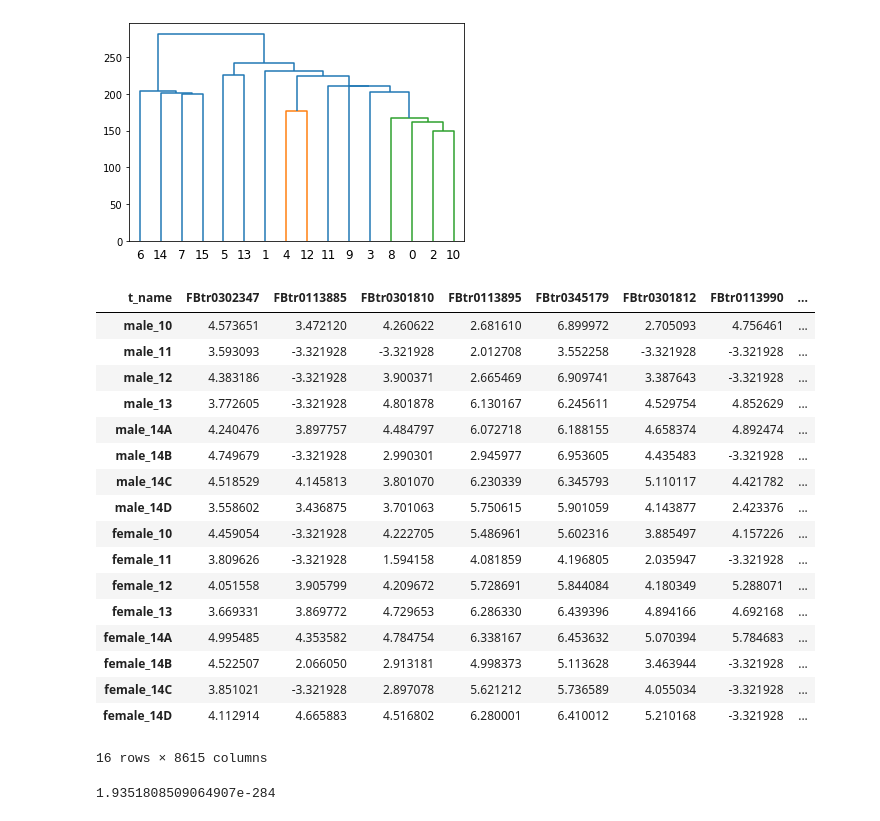
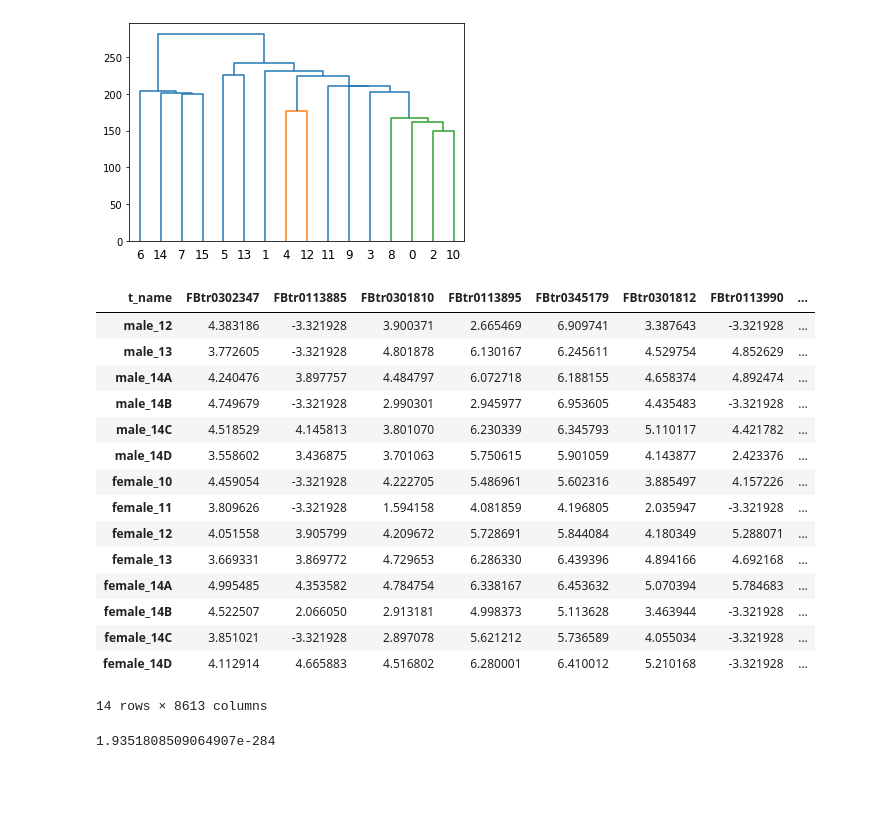
Before and after one commit to Hkhaira1/qbb2021-answers, a Jupyter notebook: week9/Gene_expression.ipynb, the cells around one changed output. Drawn from its saved outputs; the diff is of its cells as text; code cells hidden in the pictures; blank space fills up the shorter version.

```diff
--- a/week9/Gene_expression.ipynb
+++ b/week9/Gene_expression.ipynb
@@ -197,15 +197,15 @@ import statsmodels.api as sm
 import statsmodels.formula.api as smf
 # %%
 transform2 = transform.T
-transform2['stage'] = [10, 11, 12, 13, 14, 14, 14, 14,
-                 10, 11, 12, 13, 14, 14, 14, 14]
-transform2['sex'] = ['male', 'male', 'male', 'male', 'male', 'male', 'male', 'male',
-               'female', 'female', 'female', 'female', 'female', 'female', 'female', 'female']
+#transform2['stage'] = [10, 11, 12, 13, 14, 14, 14, 14,10, 11, 12, 13, 14, 14, 14, 14]
+#transform2['sex'] = ['male', 'male', 'male', 'male', 'male', 'male', 'male', 'male', 'female', 'female', 'female', 'female', 'female', 'female', 'female', 'female']
+#transform2
+header = transform2.iloc[0]
+transform2 = transform2[2:]
+
 transform2
 # %% [output]
 | t_name | FBtr0302347 | FBtr0113885 | FBtr0301810 | FBtr0113895 | FBtr0345179 | FBtr0301812 | FBtr0113990 | ... |
-| male_10 | 4.573651 | 3.472120 | 4.260622 | 2.681610 | 6.899972 | 2.705093 | 4.756461 | ... |
-| male_11 | 3.593093 | -3.321928 | -3.321928 | 2.012708 | 3.552258 | -3.321928 | -3.321928 | ... |
 | male_12 | 4.383186 | -3.321928 | 3.900371 | 2.665469 | 6.909741 | 3.387643 | -3.321928 | ... |
 | male_13 | 3.772605 | -3.321928 | 4.801878 | 6.130167 | 6.245611 | 4.529754 | 4.852629 | ... |
 | male_14A | 4.240476 | 3.897757 | 4.484797 | 6.072718 | 6.188155 | 4.658374 | 4.892474 | ... |
@@ -220,7 +220,7 @@ transform2
 | female_14B | 4.522507 | 2.066050 | 2.913181 | 4.998373 | 5.113628 | 3.463944 | -3.321928 | ... |
 | female_14C | 3.851021 | -3.321928 | 2.897078 | 5.621212 | 5.736589 | 4.055034 | -3.321928 | ... |
 | female_14D | 4.112914 | 4.665883 | 4.516802 | 6.280001 | 6.410012 | 5.210168 | -3.321928 | ... |
-16 rows × 8615 columns
+14 rows × 8613 columns
 # %%
 #model_1=smf.ols(formula="values ~ stage", data=combined)
 #model_1=model_1.fit()
```
Also changed, not shown: parts of 27 cells of this notebook.
